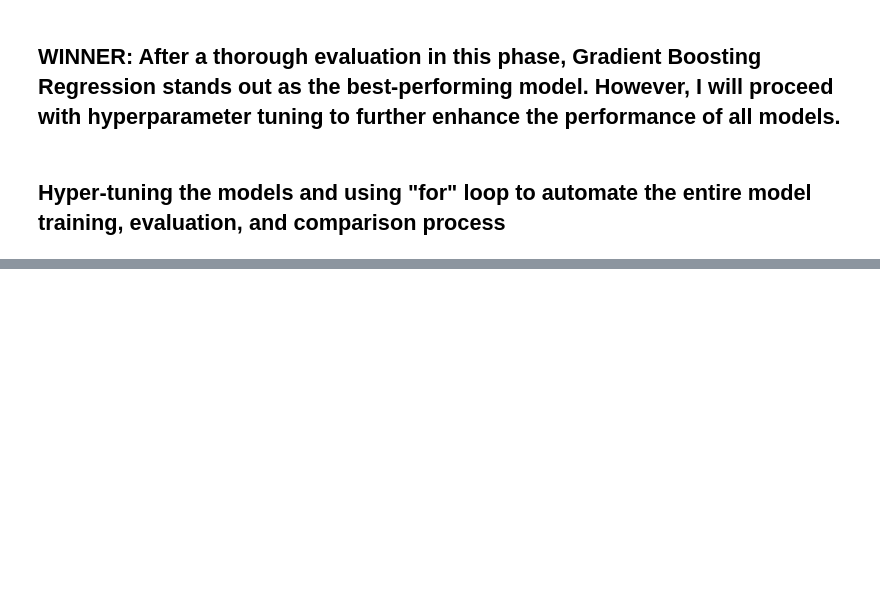
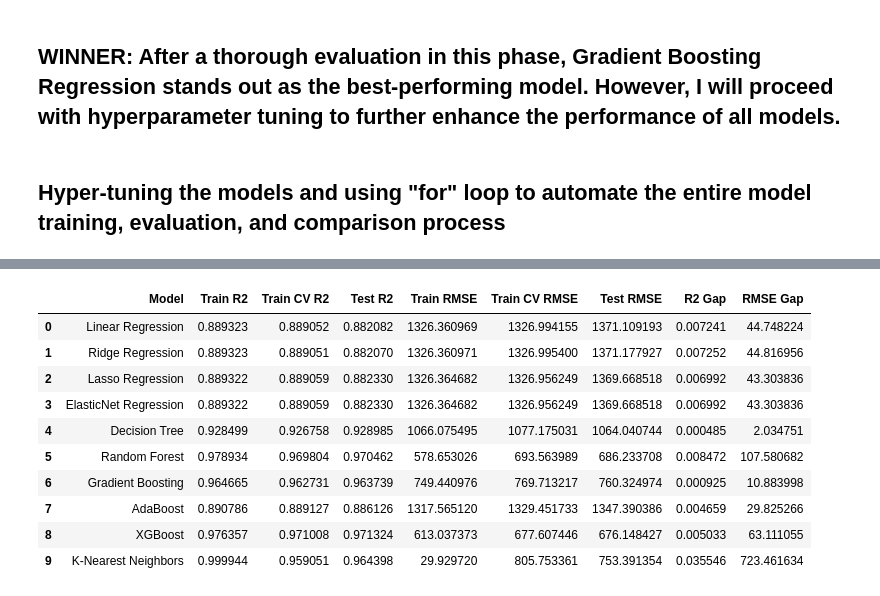
Before and after one commit to TeslimAdeyanju/4-Portfolio-SDS-CP023-diamond-price-predictor, a Jupyter notebook: submissions-team/Patrick-Edosoma/diamond_notebook.ipynb, the cells around one changed output, grey strips where cells are left out. Cells and saved outputs as stored; diff of their text form; code cells hidden in the pictures; blank space fills up the shorter version.

Commit message:
Completed my model development phase and save my best model

```diff
--- a/submissions-team/Patrick-Edosoma/diamond_notebook.ipynb
+++ b/submissions-team/Patrick-Edosoma/diamond_notebook.ipynb
@@ -766,12 +767,12 @@ def train_and_predict_with_hyperparameter_tuning(X_train, X_test, y_train, y_tes
         "Ridge Regression": {'alpha': [0.1, 1.0, 10.0, 100.0]},
         "Lasso Regression": {'alpha': [0.01, 0.1, 1.0, 10.0]},
         "ElasticNet Regression": {'alpha': [0.01, 0.1, 1.0, 10.0], 'l1_ratio': [0.2, 0.5, 0.7, 1.0]},
-        "Decision Tree": {'criterion': ['squared_error', 'friedman_mse', 'absolute_error'], 'max_depth': [3, 5, 10, 20]},
-        "Random Forest": {'n_estimators': [8, 16, 32, 64], 'max_depth': [5, 10, 20], 'criterion': ['squared_error', 'absolute_error']},
-        "Gradient Boosting": {'learning_rate': [0.1, 0.01, 0.05, 0.001], 'n_estimators': [50, 100, 150], 'subsample': [0.6, 0.7, 0.8, 0.9]},
-        "AdaBoost": {'learning_rate': [0.01, 0.1, 0.5, 1.0], 'n_estimators': [50, 100, 150]},
-        "XGBoost": {'learning_rate': [0.01, 0.1, 0.3], 'n_estimators': [50, 100, 200], 'max_depth': [3, 5, 10]},
-        "K-Nearest Neighbors": {'n_neighbors': [3, 5, 7, 9], 'weights': ['uniform', 'distance'], 'p': [1, 2]}
+        "Decision Tree": {'criterion': ['squared_error', 'friedman_mse', 'absolute_error'], 'max_depth': [3, 5]},
+        "Random Forest": {'n_estimators': [8, 16], 'max_depth': [5, 10]},
+        "Gradient Boosting": {'learning_rate': [0.1, 0.01, 0.05, 0.001], 'n_estimators': [50, 100], 'subsample': [0.6, 0.7]},
+        "AdaBoost": {'learning_rate': [0.01, 0.1, 0.5, 1.0], 'n_estimators': [50, 100]},
+        "XGBoost": {'learning_rate': [0.01, 0.1, 0.3], 'n_estimators': [50, 100], 'max_depth': [3, 5]},
+        "K-Nearest Neighbors": {'n_neighbors': [3, 5], 'weights': ['uniform', 'distance'], 'p': [1, 2]}
     }
 
     results = []
@@ -804,0 +804,2 @@ def train_and_predict_with_hyperparameter_tuning(X_train, X_test, y_train, y_tes
+# %%
+results_with_tuning = train_and_predict_with_hyperparameter_tuning(x_train_scaled, x_test_scaled, y_train, y_test)
@@ -804,0 +817,14 @@ def train_and_predict_with_hyperparameter_tuning(X_train, X_test, y_train, y_tes
+# %%
+results_with_tuning
+# %% [output]
+|  | Model | Train R2 | Train CV R2 | Test R2 | Train RMSE | Train CV RMSE | Test RMSE | R2 Gap | RMSE Gap |
+| 0 | Linear Regression | 0.889323 | 0.889052 | 0.882082 | 1326.360969 | 1326.994155 | 1371.109193 | 0.007241 | 44.748224 |
+| 1 | Ridge Regression | 0.889323 | 0.889051 | 0.882070 | 1326.360971 | 1326.995400 | 1371.177927 | 0.007252 | 44.816956 |
+| 2 | Lasso Regression | 0.889322 | 0.889059 | 0.882330 | 1326.364682 | 1326.956249 | 1369.668518 | 0.006992 | 43.303836 |
+| 3 | ElasticNet Regression | 0.889322 | 0.889059 | 0.882330 | 1326.364682 | 1326.956249 | 1369.668518 | 0.006992 | 43.303836 |
+| 4 | Decision Tree | 0.928499 | 0.926758 | 0.928985 | 1066.075495 | 1077.175031 | 1064.040744 | 0.000485 | 2.034751 |
+| 5 | Random Forest | 0.978934 | 0.969804 | 0.970462 | 578.653026 | 693.563989 | 686.233708 | 0.008472 | 107.580682 |
+| 6 | Gradient Boosting | 0.964665 | 0.962731 | 0.963739 | 749.440976 | 769.713217 | 760.324974 | 0.000925 | 10.883998 |
+| 7 | AdaBoost | 0.890786 | 0.889127 | 0.886126 | 1317.565120 | 1329.451733 | 1347.390386 | 0.004659 | 29.825266 |
+| 8 | XGBoost | 0.976357 | 0.971008 | 0.971324 | 613.037373 | 677.607446 | 676.148427 | 0.005033 | 63.111055 |
+| 9 | K-Nearest Neighbors | 0.999944 | 0.959051 | 0.964398 | 29.929720 | 805.753361 | 753.391354 | 0.035546 | 723.461634 |
```
Also changed, not shown: parts of 45 cells of this notebook, 3 other files.
